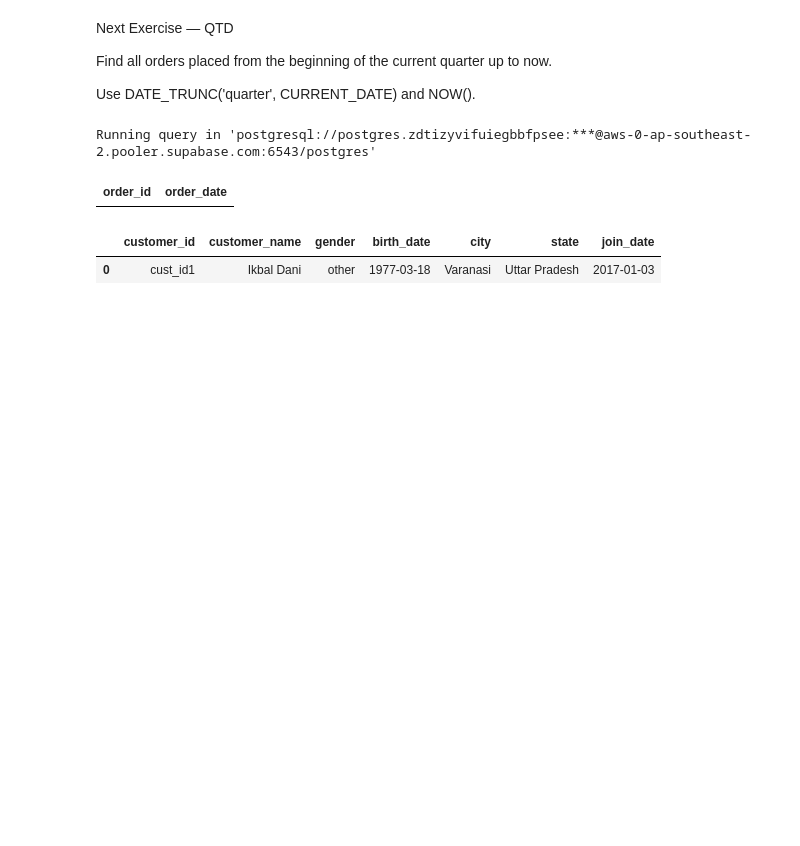
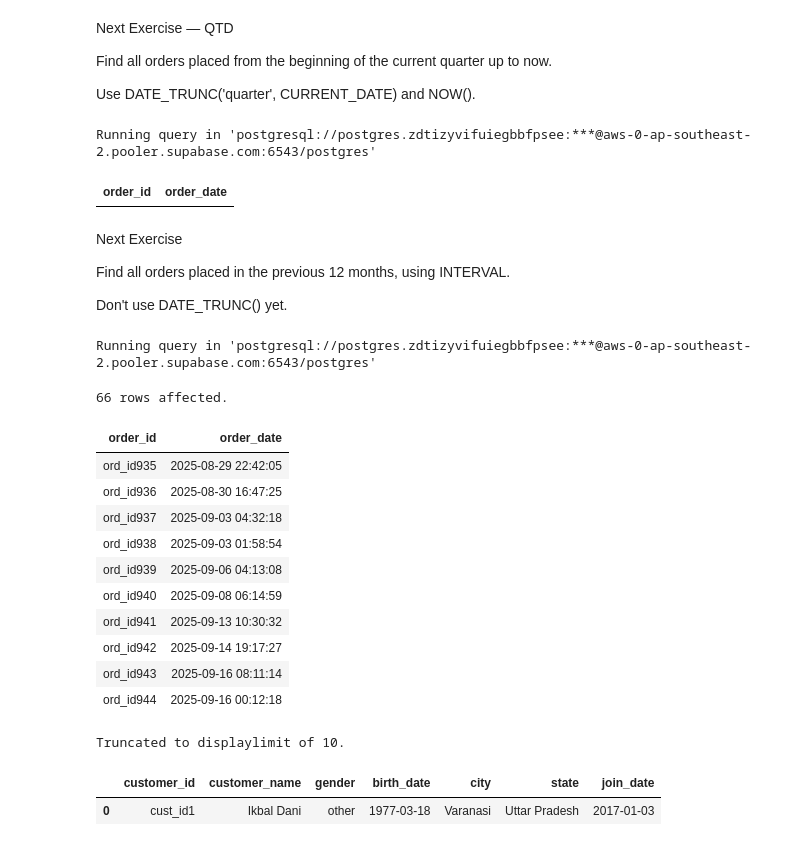
Before and after one commit to umesh-creates/sql_pandas_exercise_and_notes, a Jupyter notebook: retail_analysis exercise/date _and_time.ipynb, the cells around one changed output. Drawn from its saved outputs; the diff is of its cells as text; code cells hidden in the pictures; blank space fills up the shorter version.

Commit message:
previous 12 months orders

```diff
--- a/retail_analysis exercise/date _and_time.ipynb
+++ b/retail_analysis exercise/date _and_time.ipynb
@@ -1715,6 +1715,32 @@ WHERE order_date >= DATE_TRUNC('quarter', CURRENT_DATE)
 # %% [output]
 Running query in 'postgresql://postgres.zdtizyvifuiegbbfpsee:***@aws-0-ap-southeast-2.pooler.supabase.com:6543/postgres'
 | order_id | order_date |
+# %% [markdown]
+Next Exercise
+
+Find all orders placed in the previous 12 months, using INTERVAL.
+
+Don't use DATE_TRUNC() yet.
+# %%
+%%sql
+SELECT order_id, order_date
+FROM retail_analysis.orders
+WHERE order_date >= now() - INTERVAL '12 months'
+# %% [output]
+Running query in 'postgresql://postgres.zdtizyvifuiegbbfpsee:***@aws-0-ap-southeast-2.pooler.supabase.com:6543/postgres'
+66 rows affected.
+| order_id | order_date |
+| ord_id935 | 2025-08-29 22:42:05 |
+| ord_id936 | 2025-08-30 16:47:25 |
+| ord_id937 | 2025-09-03 04:32:18 |
+| ord_id938 | 2025-09-03 01:58:54 |
+| ord_id939 | 2025-09-06 04:13:08 |
+| ord_id940 | 2025-09-08 06:14:59 |
+| ord_id941 | 2025-09-13 10:30:32 |
+| ord_id942 | 2025-09-14 19:17:27 |
+| ord_id943 | 2025-09-16 08:11:14 |
+| ord_id944 | 2025-09-16 00:12:18 |
+Truncated to displaylimit of 10.
 # %%
 customers.head(1)
 # %% [output]
```
